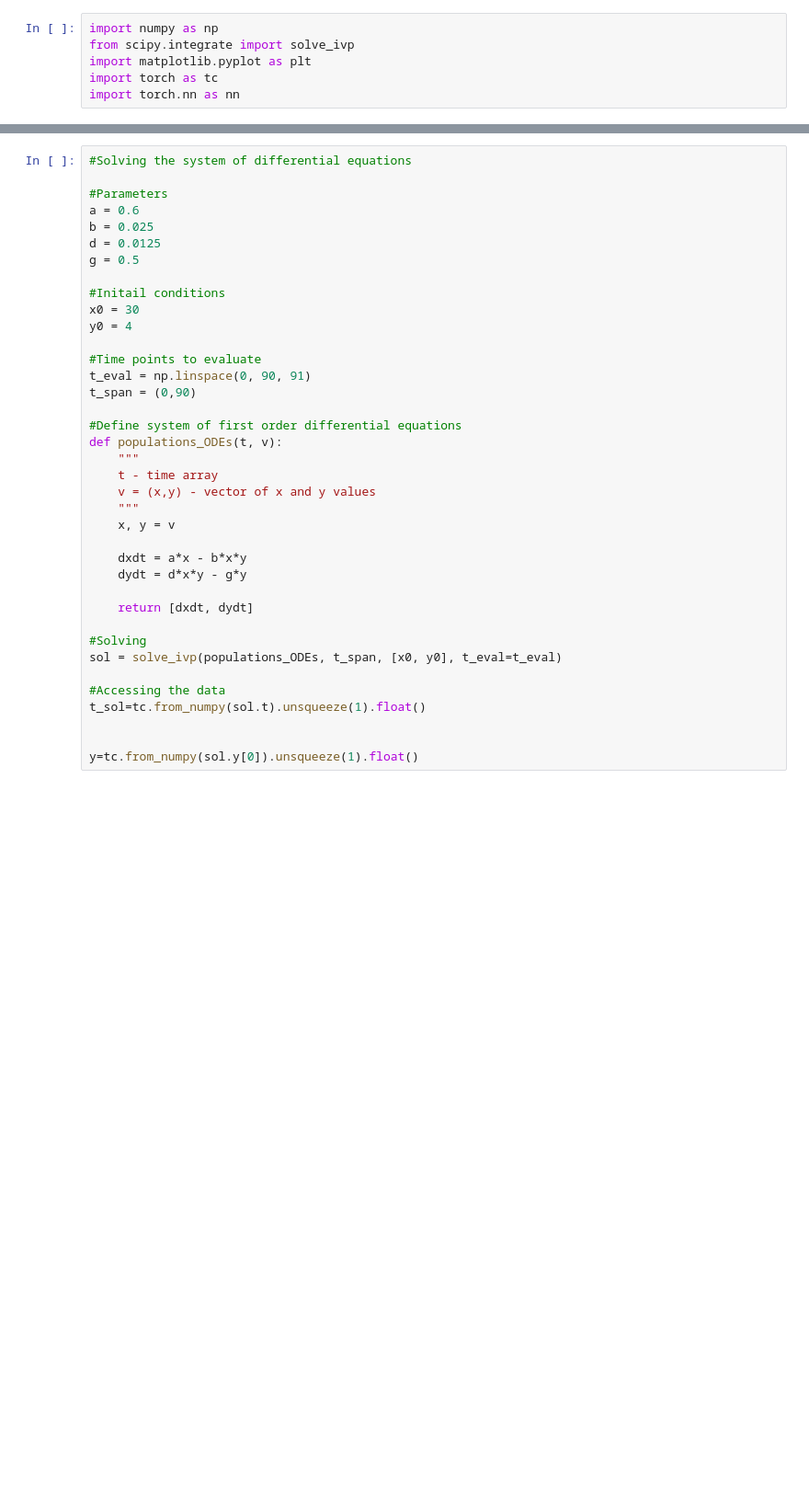
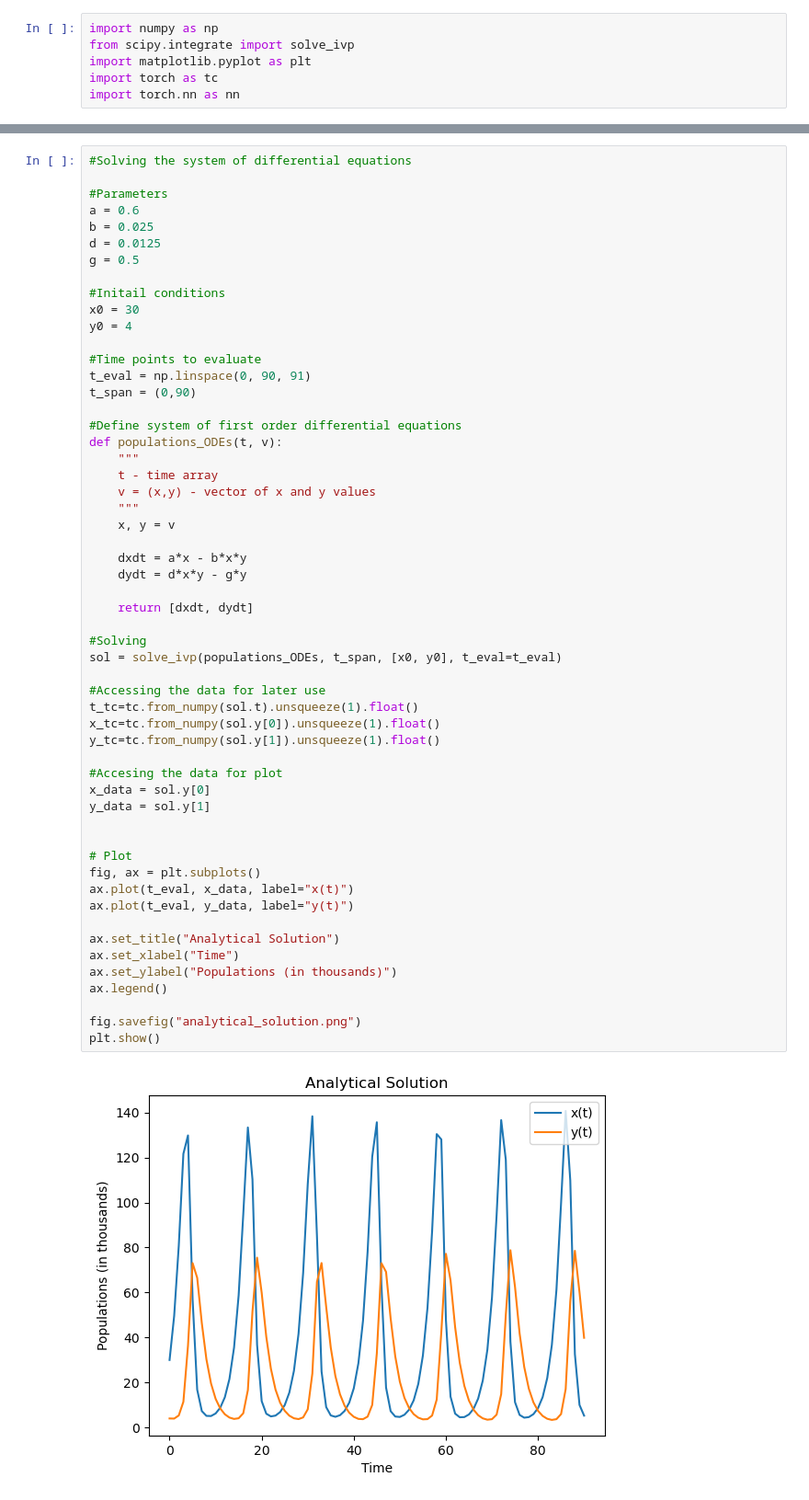
Before and after one commit to HannaKarwowska/Scientific-Machine-Learning-PSI-2026, a Jupyter notebook: Homework/My Homeworks 2/HW2_Hanna.ipynb, the cells around one changed output, grey strips where cells are left out. Shown at 92% size. Cells and saved outputs as stored; diff of their text form; blank space fills up the shorter version.

```diff
--- a/Homework/My Homeworks 2/HW2_Hanna.ipynb
+++ b/Homework/My Homeworks 2/HW2_Hanna.ipynb
@@ -47,33 +56,52 @@ a = 0.6
 b = 0.025
 d = 0.0125
 g = 0.5
 
 #Initail conditions
 x0 = 30
 y0 = 4
 
 #Time points to evaluate
 t_eval = np.linspace(0, 90, 91)
 t_span = (0,90)
 
 #Define system of first order differential equations
 def populations_ODEs(t, v):
     """
     t - time array
     v = (x,y) - vector of x and y values
     """
     x, y = v
 
     dxdt = a*x - b*x*y
     dydt = d*x*y - g*y
 
     return [dxdt, dydt]
 
 #Solving
 sol = solve_ivp(populations_ODEs, t_span, [x0, y0], t_eval=t_eval)
 
-#Accessing the data
-t_sol=tc.from_numpy(sol.t).unsqueeze(1).float()
+#Accessing the data for later use
+t_tc=tc.from_numpy(sol.t).unsqueeze(1).float()
+x_tc=tc.from_numpy(sol.y[0]).unsqueeze(1).float()
+y_tc=tc.from_numpy(sol.y[1]).unsqueeze(1).float()
+
+#Accesing the data for plot
+x_data = sol.y[0]
+y_data = sol.y[1]
 
 
-y=tc.from_numpy(sol.y[0]).unsqueeze(1).float()
+# Plot
+fig, ax = plt.subplots()
+ax.plot(t_eval, x_data, label="x(t)")
+ax.plot(t_eval, y_data, label="y(t)")
+
+ax.set_title("Analytical Solution")
+ax.set_xlabel("Time")
+ax.set_ylabel("Populations (in thousands)")
+ax.legend()
+
+fig.savefig("analytical_solution.png")
+plt.show()
+# %% [output]
+[figure, added]
```
Also changed, not shown: parts of 3 cells of this notebook, 1 other file.
